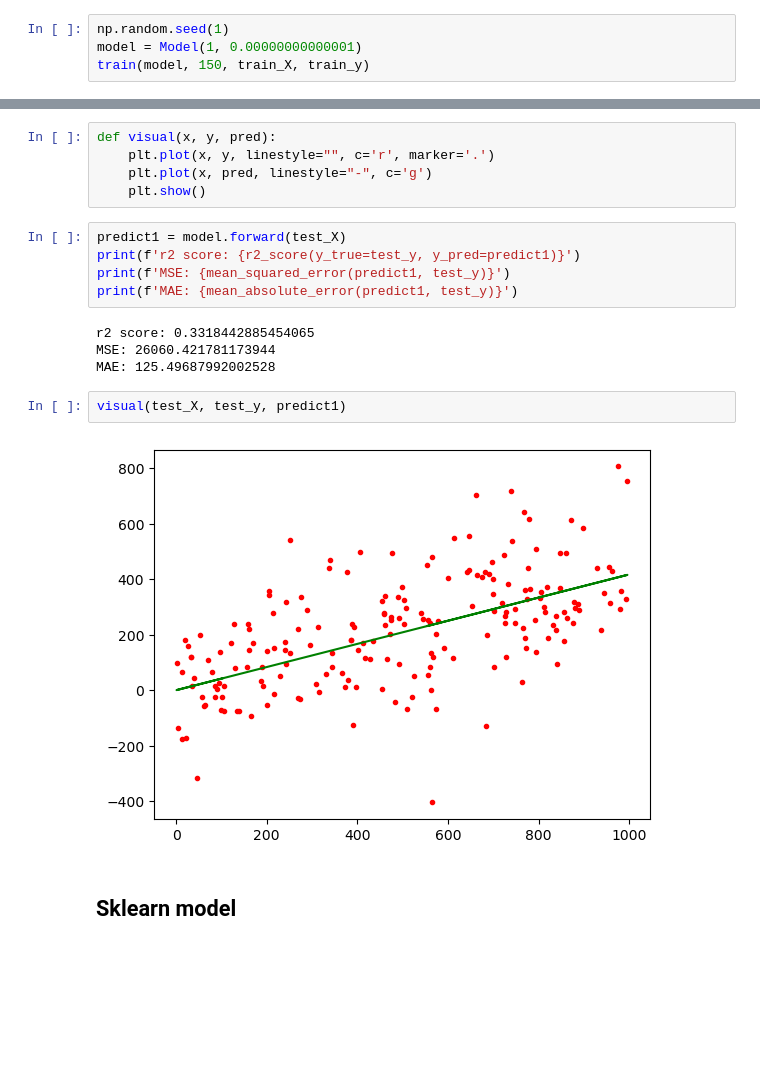
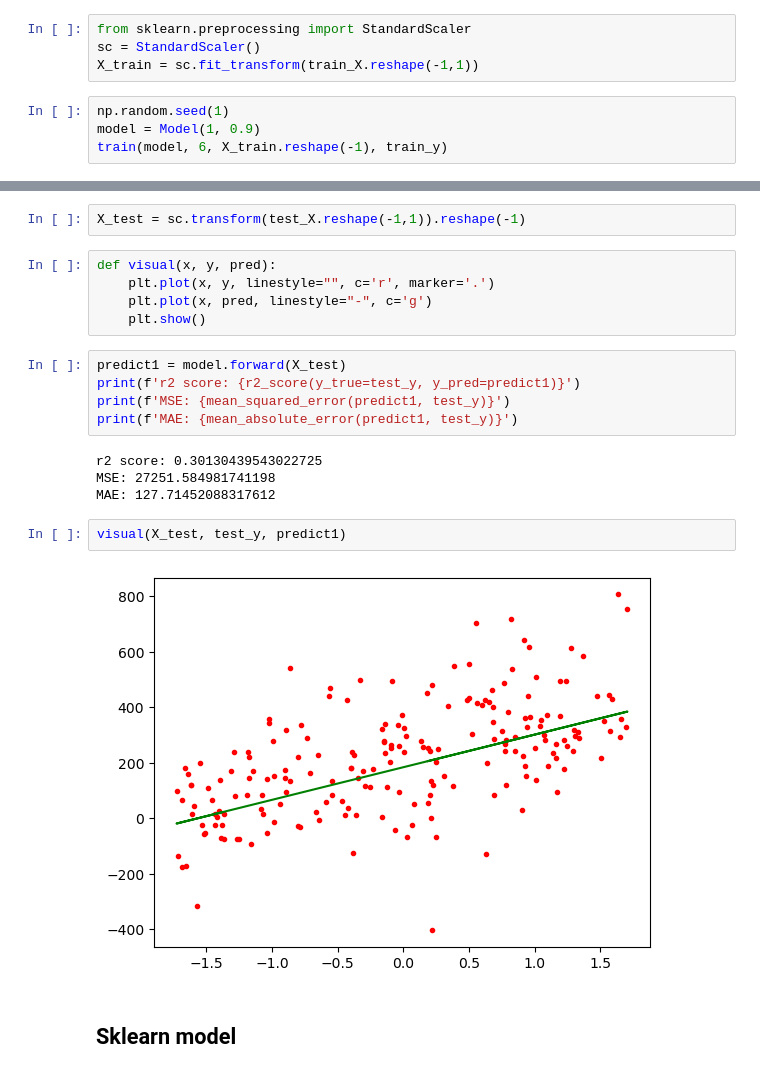
Before and after one commit to hwaseem04/LabSolutions, a Jupyter notebook: Semester-IV/MLT/Ex3/Solution.ipynb, the cells around one changed output, grey strips where cells are left out. Drawn from its saved outputs; the diff is of its cells as text; blank space fills up the shorter version.

```diff
--- a/Semester-IV/MLT/Ex3/Solution.ipynb
+++ b/Semester-IV/MLT/Ex3/Solution.ipynb
@@ -390,5 +412,9 @@ def train(model, epoch, x, y):
+# %%
+from sklearn.preprocessing import StandardScaler
+sc = StandardScaler()
+X_train = sc.fit_transform(train_X.reshape(-1,1))
 # %%
 np.random.seed(1)
-model = Model(1, 0.00000000000001)
-train(model, 150, train_X, train_y)
+model = Model(1, 0.9)
+train(model, 6, X_train.reshape(-1), train_y)
 # %% [output]
@@ -412,23 +438,25 @@ Epoch: 150, loss: 24019.54226612216
 # %% [markdown]
 ### Evaluation
+# %%
+X_test = sc.transform(test_X.reshape(-1,1)).reshape(-1)
 # %%
 def visual(x, y, pred):
     plt.plot(x, y, linestyle="", c='r', marker='.')
     plt.plot(x, pred, linestyle="-", c='g')
     plt.show()
 # %%
-predict1 = model.forward(test_X)
+predict1 = model.forward(X_test)
 print(f'r2 score: {r2_score(y_true=test_y, y_pred=predict1)}')
 print(f'MSE: {mean_squared_error(predict1, test_y)}')
 print(f'MAE: {mean_absolute_error(predict1, test_y)}')
 # %% [output]
-r2 score: 0.3318442885454065
-MSE: 26060.421781173944
-MAE: 125.49687992002528
+r2 score: 0.30130439543022725
+MSE: 27251.584981741198
+MAE: 127.71452088317612
 # %%
-visual(test_X, test_y, predict1)
+visual(X_test, test_y, predict1)
 # %% [output]
-[figure, old version]
+[figure, new version]
 # %% [markdown]
 ## Sklearn model
 # %%
```
Also changed, not shown: parts of 7 cells of this notebook.
